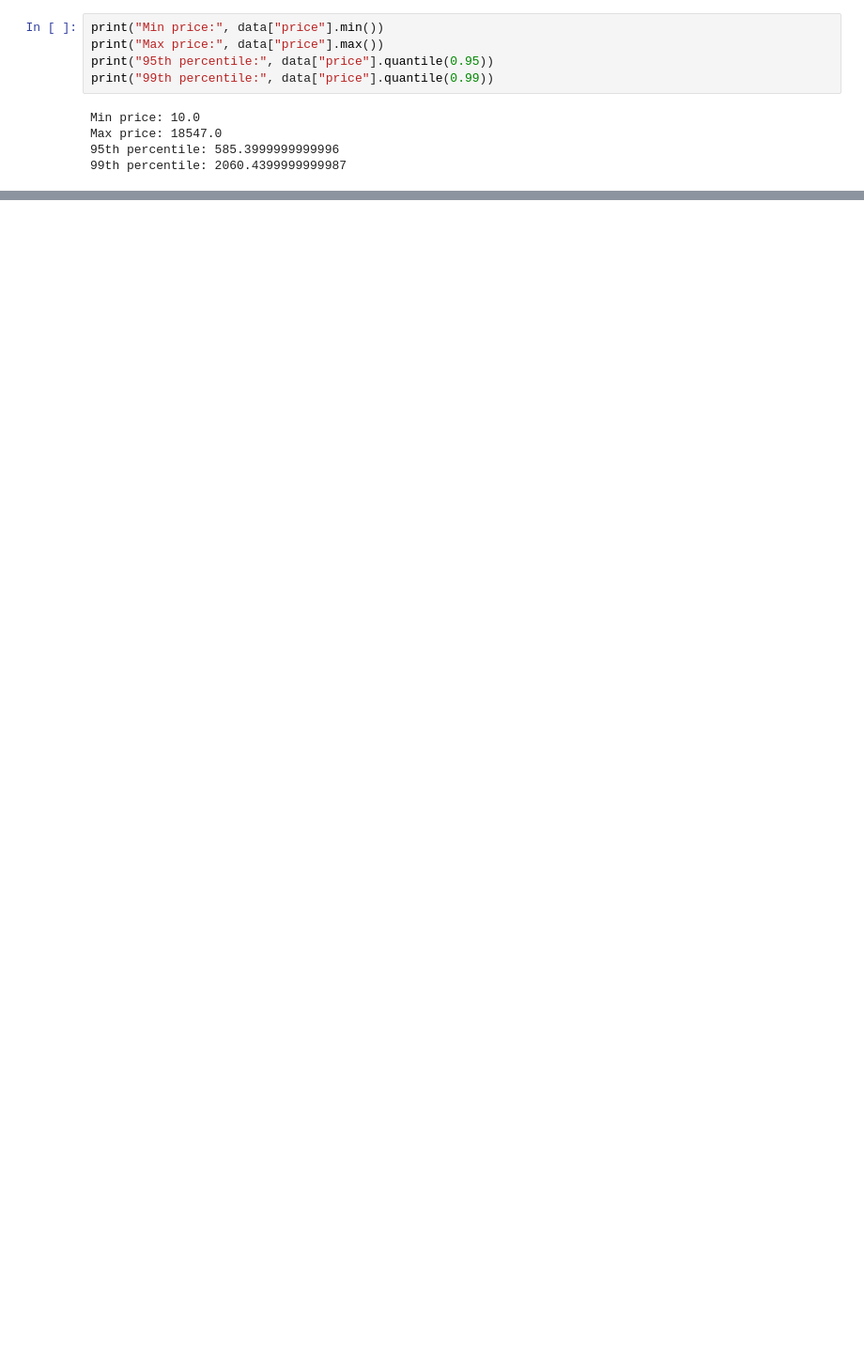
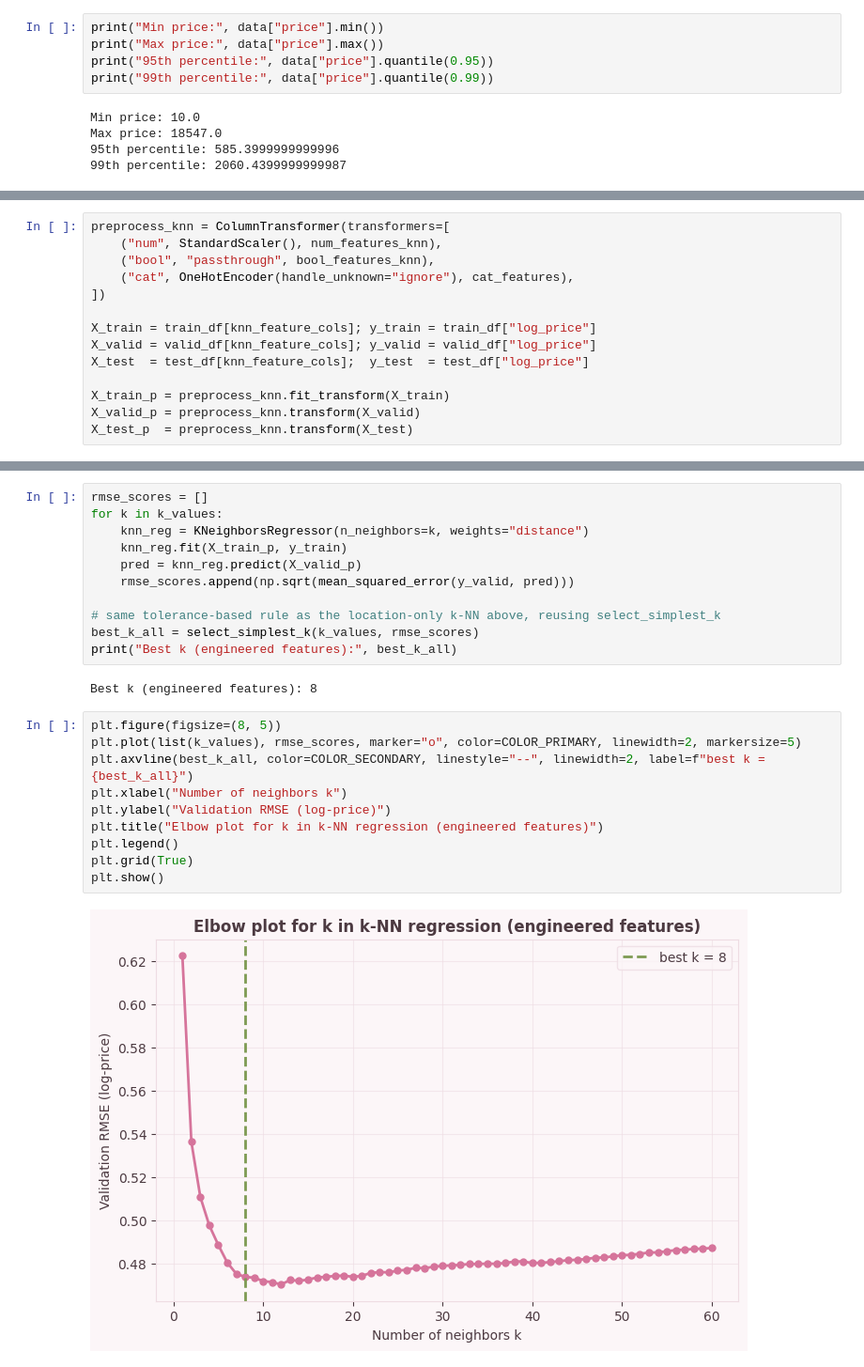
Before and after one commit to emilyglomb/AirBnB-price-predictor, a Jupyter notebook: model.ipynb, the cells around one changed output, grey strips where cells are left out. Shown at 94% size. Drawn from its saved outputs; the diff is of its cells as text; blank space fills up the shorter version.

```diff
--- a/model.ipynb
+++ b/model.ipynb
@@ -2054,0 +321,14 @@ Index(['id', 'neighbourhood_cleansed', 'latitude', 'longitude',
+# %%
+preprocess_knn = ColumnTransformer(transformers=[
+    ("num", StandardScaler(), num_features_knn),
+    ("bool", "passthrough", bool_features_knn),
+    ("cat", OneHotEncoder(handle_unknown="ignore"), cat_features),
+])
+
+X_train = train_df[knn_feature_cols]; y_train = train_df["log_price"]
+X_valid = valid_df[knn_feature_cols]; y_valid = valid_df["log_price"]
+X_test  = test_df[knn_feature_cols];  y_test  = test_df["log_price"]
+
+X_train_p = preprocess_knn.fit_transform(X_train)
+X_valid_p = preprocess_knn.transform(X_valid)
+X_test_p  = preprocess_knn.transform(X_test)
@@ -2054,0 +337,25 @@ Index(['id', 'neighbourhood_cleansed', 'latitude', 'longitude',
+# %%
+rmse_scores = []
+for k in k_values:
+    knn_reg = KNeighborsRegressor(n_neighbors=k, weights="distance")
+    knn_reg.fit(X_train_p, y_train)
+    pred = knn_reg.predict(X_valid_p)
+    rmse_scores.append(np.sqrt(mean_squared_error(y_valid, pred)))
+
+# same tolerance-based rule as the location-only k-NN above, reusing select_simplest_k
+best_k_all = select_simplest_k(k_values, rmse_scores)
+print("Best k (engineered features):", best_k_all)
+# %% [output]
+Best k (engineered features): 8
+# %%
+plt.figure(figsize=(8, 5))
+plt.plot(list(k_values), rmse_scores, marker="o", color=COLOR_PRIMARY, linewidth=2, markersize=5)
+plt.axvline(best_k_all, color=COLOR_SECONDARY, linestyle="--", linewidth=2, label=f"best k = {best_k_all}")
+plt.xlabel("Number of neighbors k")
+plt.ylabel("Validation RMSE (log-price)")
+plt.title("Elbow plot for k in k-NN regression (engineered features)")
+plt.legend()
+plt.grid(True)
+plt.show()
+# %% [output]
+[figure, added]
```
Also changed, not shown: parts of 193 cells of this notebook.
